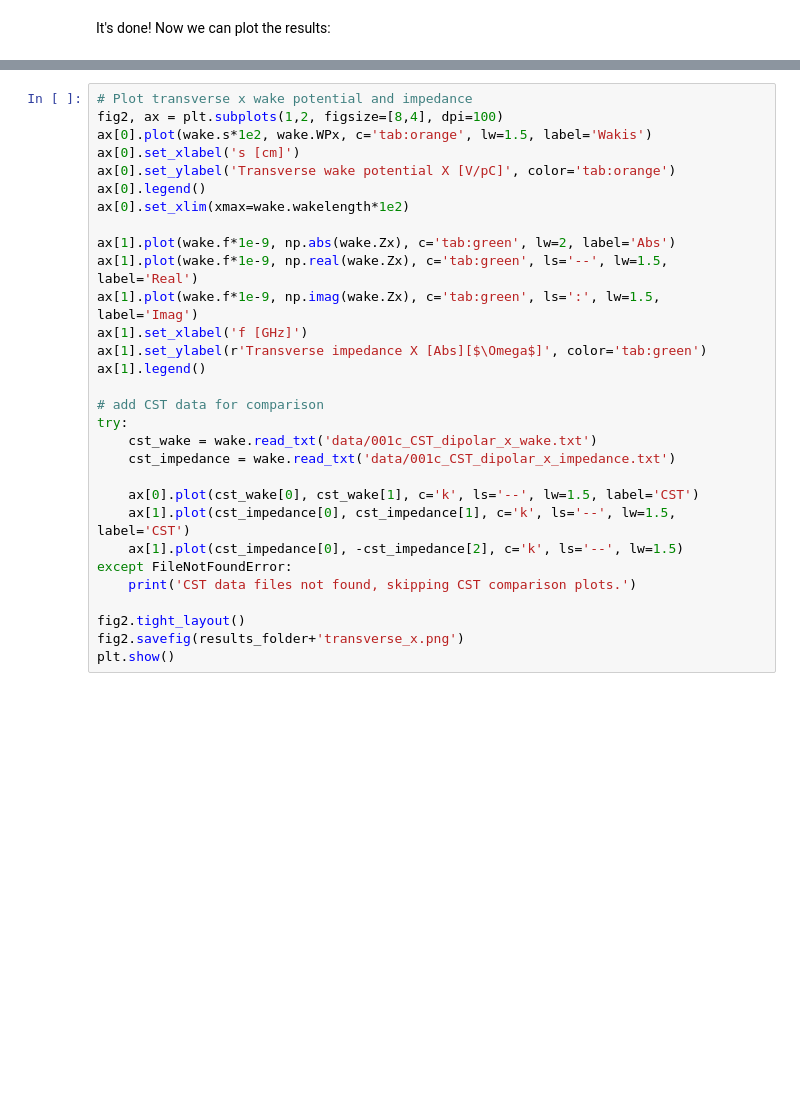
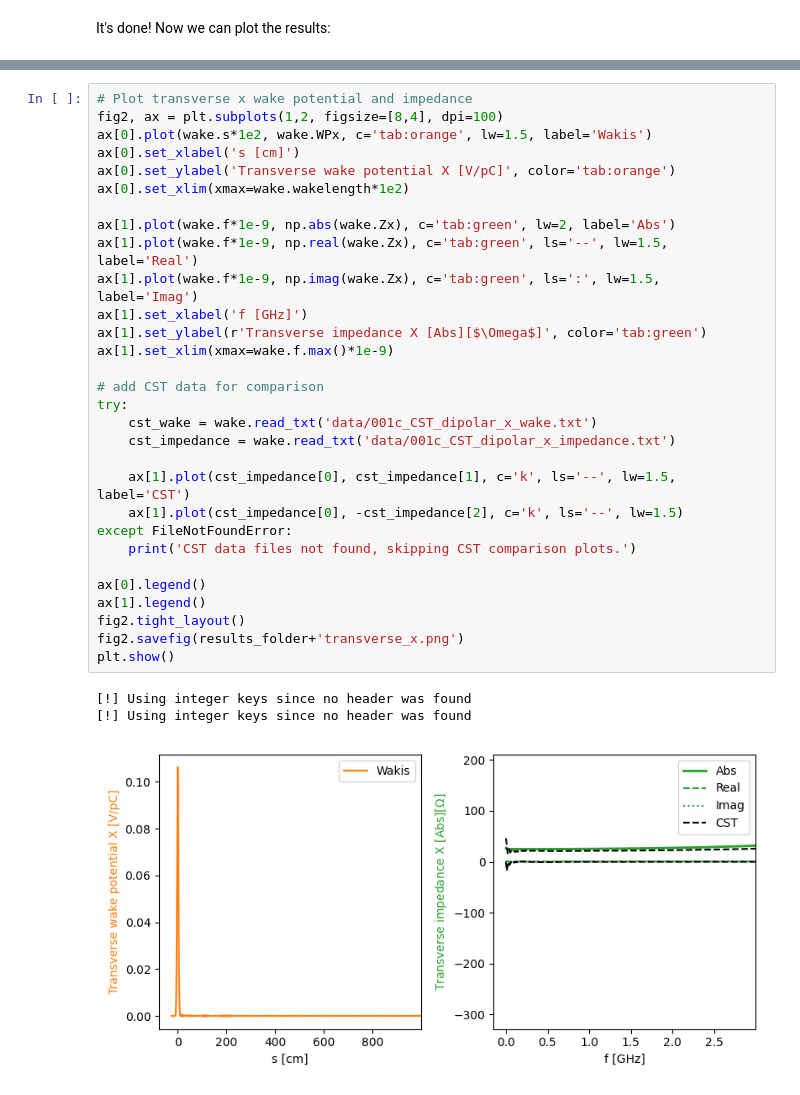
Before and after one commit to ImpedanCEI/wakis, a Jupyter notebook: notebooks/001c_Wakefield-mesh-refinement.ipynb, the cells around one changed output, grey strips where cells are left out. Drawn from its saved outputs; the diff is of its cells as text; blank space fills up the shorter version.

```diff
--- a/notebooks/001c_Wakefield-mesh-refinement.ipynb
+++ b/notebooks/001c_Wakefield-mesh-refinement.ipynb
@@ -281,33 +373,37 @@ plt.show()
 # %%
 # Plot transverse x wake potential and impedance
 fig2, ax = plt.subplots(1,2, figsize=[8,4], dpi=100)
 ax[0].plot(wake.s*1e2, wake.WPx, c='tab:orange', lw=1.5, label='Wakis')
 ax[0].set_xlabel('s [cm]')
 ax[0].set_ylabel('Transverse wake potential X [V/pC]', color='tab:orange')
-ax[0].legend()
 ax[0].set_xlim(xmax=wake.wakelength*1e2)
 
 ax[1].plot(wake.f*1e-9, np.abs(wake.Zx), c='tab:green', lw=2, label='Abs')
 ax[1].plot(wake.f*1e-9, np.real(wake.Zx), c='tab:green', ls='--', lw=1.5, label='Real')
 ax[1].plot(wake.f*1e-9, np.imag(wake.Zx), c='tab:green', ls=':', lw=1.5, label='Imag')
 ax[1].set_xlabel('f [GHz]')
 ax[1].set_ylabel(r'Transverse impedance X [Abs][$\Omega$]', color='tab:green')
-ax[1].legend()
+ax[1].set_xlim(xmax=wake.f.max()*1e-9)
 
 # add CST data for comparison
 try:
     cst_wake = wake.read_txt('data/001c_CST_dipolar_x_wake.txt')
     cst_impedance = wake.read_txt('data/001c_CST_dipolar_x_impedance.txt')
 
-    ax[0].plot(cst_wake[0], cst_wake[1], c='k', ls='--', lw=1.5, label='CST')
     ax[1].plot(cst_impedance[0], cst_impedance[1], c='k', ls='--', lw=1.5, label='CST')
     ax[1].plot(cst_impedance[0], -cst_impedance[2], c='k', ls='--', lw=1.5)
 except FileNotFoundError:
     print('CST data files not found, skipping CST comparison plots.')
 
+ax[0].legend()
+ax[1].legend()
 fig2.tight_layout()
 fig2.savefig(results_folder+'transverse_x.png')
 plt.show()
+# %% [output]
+[!] Using integer keys since no header was found
+[!] Using integer keys since no header was found
+[figure, added]
 # %%
 # Plot transverse y wake potential and impedance
 fig3, ax = plt.subplots(1,2, figsize=[8,4], dpi=100)
```
Also changed, not shown: parts of 16 cells of this notebook, 1 other file.
